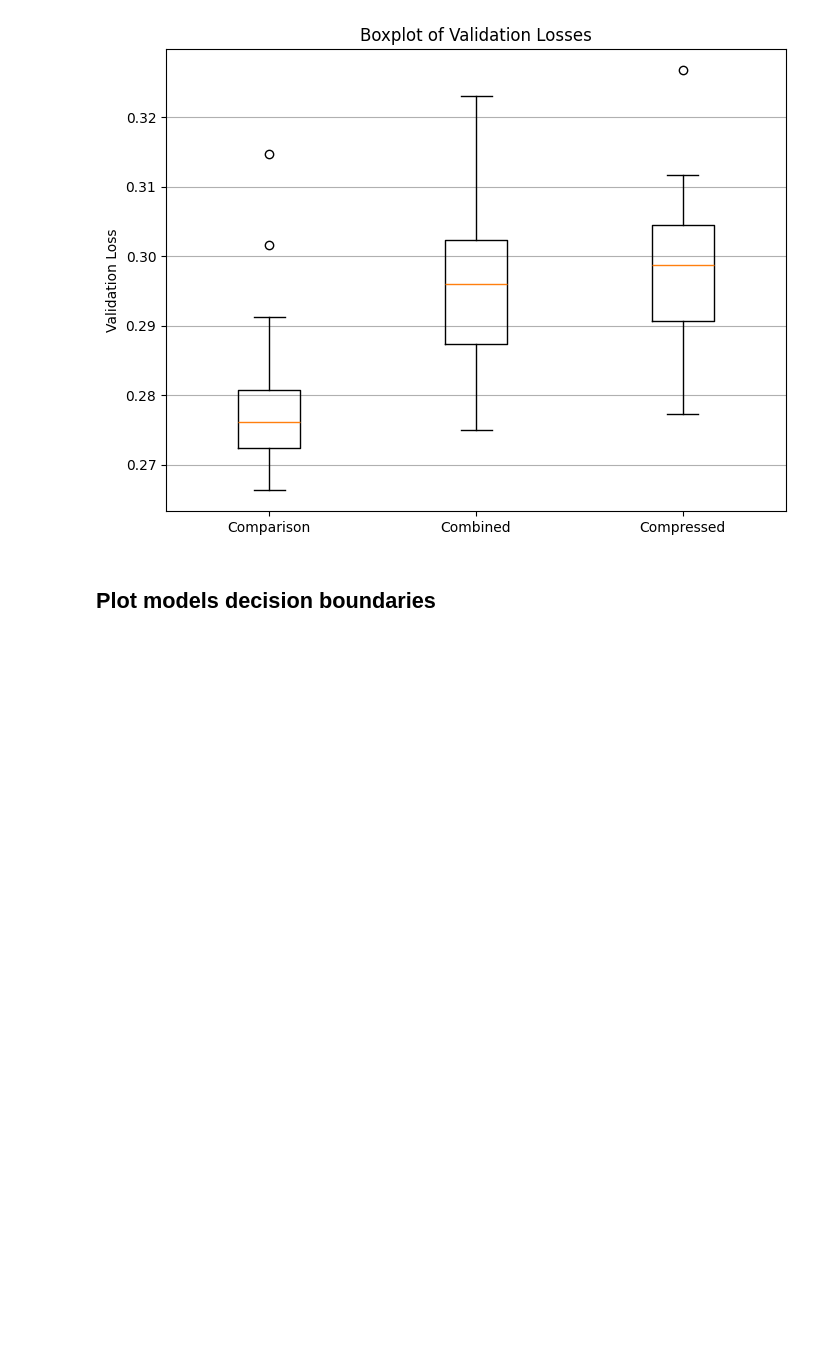
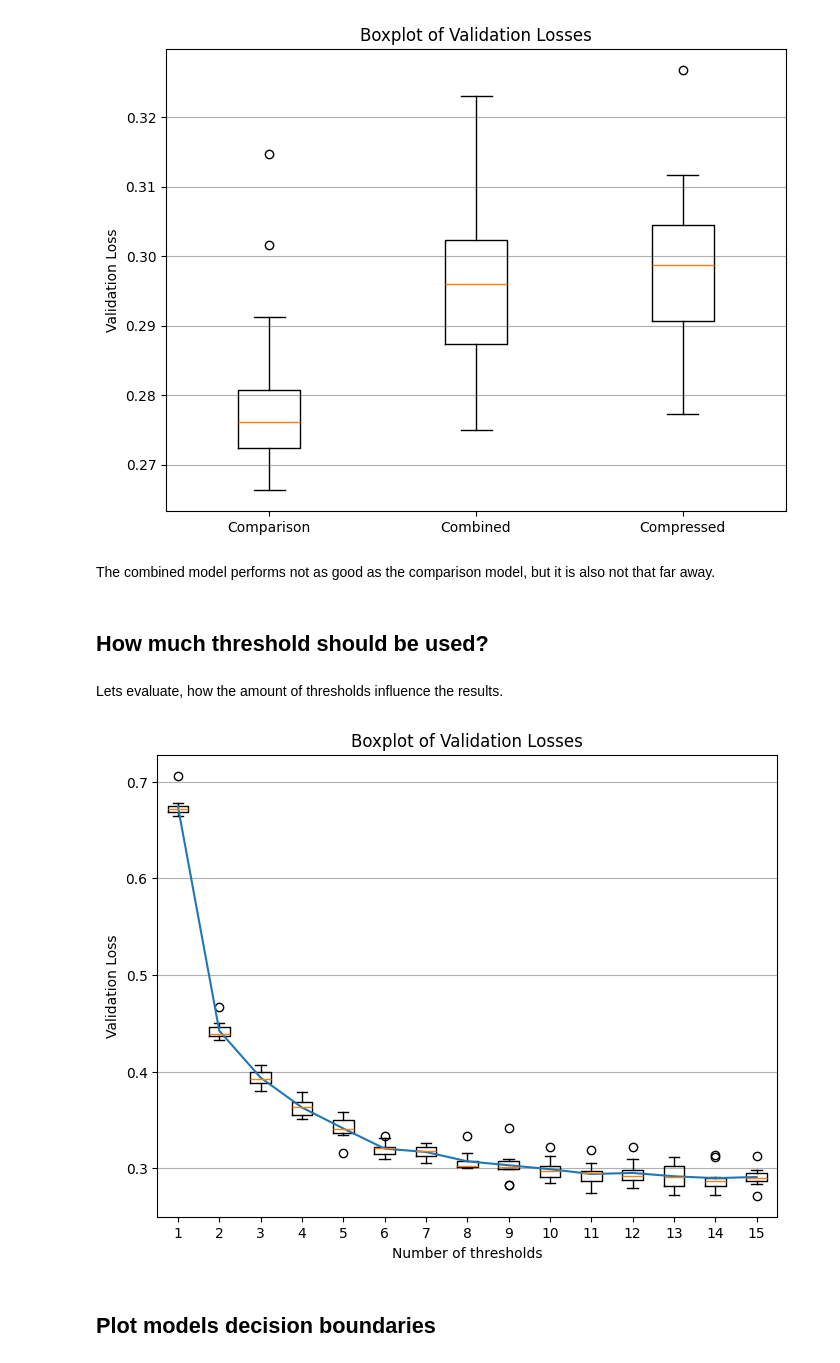
Before and after one commit to kschr40/FeatureCompression, a Jupyter notebook: CompressedFeature.ipynb, the cells around one changed output. Cells and saved outputs as stored; diff of their text form; code cells hidden in the pictures; blank space fills up the shorter version.

```diff
--- a/CompressedFeature.ipynb
+++ b/CompressedFeature.ipynb
@@ -197,3 +315,5 @@ a_init = torch.quantile(X_train_tensor, quantiles_tensor, dim = 0).T.flatten()
+# %%
+a_init, a_index = initialize_a(8, 8, X_train_tensor)
 # %%
 compressed_model = CompressedModel(a_init, a_index)
 linear_model = MLP_small(in_features = 64,
@@ -327,7 +404,7 @@ for f in tqdm(range(20)):
     n_epochs=40
     optimizer = torch.optim.Adam(linear_comparison_model.parameters(), lr=0.003)
     criterion = nn.MSELoss()
-    val_loss_current = train_comparison(linear_comparison_model, train_loader, test_loader, optimizer, criterion, n_epochs, print_result=False)
+    val_loss_current = train_comparison(linear_comparison_model, train_loader, test_loader, optimizer, criterion, n_epochs, print_result=False, device = device)
     val_losses_comparison.append(val_loss_current)
 # %%
 val_losses_combined = []
@@ -343,9 +420,9 @@ for f in tqdm(range(20)):
     n_epochs=40
     optimizer = torch.optim.Adam(combined_model.parameters(), lr=0.003)
     criterion = nn.MSELoss()
-    val_loss_current = train_combined(combined_model, train_loader, test_loader, optimizer, criterion, n_epochs, print_result=False)
+    val_loss_current = train_combined(combined_model, train_loader, test_loader, optimizer, criterion, n_epochs, print_result=False, device =device)
     val_losses_combined.append(val_loss_current)
-    val_loss_current = eval_val(combined_model, test_loader, eval = True)
+    val_loss_current = eval_val(combined_model, test_loader, eval = True, device = device)
     val_losses_compressed.append(val_loss_current)
 # %%
 plt.figure(figsize=(8, 6))
@@ -356,6 +433,49 @@ plt.grid(axis='y')
 plt.show()
 # %% [output]
 [figure]
+# %% [markdown]
+The combined model performs not as good as the comparison model, but it is also not that far away.
+# %% [markdown]
+## How much threshold should be used?
+# %% [markdown]
+Lets evaluate, how the amount of thresholds influence the results.
+# %%
+min_thresholds = 1
+max_thresholds = 15
+num_features = 8
+n_epochs = 20
+n_runs_per_threshold = 10
+val_losses = np.zeros((max_thresholds-min_thresholds+1, n_runs_per_threshold))
+val_losses_compressed = np.zeros((max_thresholds-min_thresholds+1, n_runs_per_threshold))
+device = 'cpu'
+
+for num_thresholds in tqdm(range(min_thresholds,max_thresholds+1)):
+    a_init, a_index = initialize_a(num_features, num_thresholds, X_train_tensor)
+    for run in range(n_runs_per_threshold):
+        compressed_model = CompressedModel(a_init, a_index)
+        linear_model = MLP_small(in_features = num_thresholds*num_features,
+                                out_features = 1,
+                                hidden_features = 64,
+                                num_layers = 2)
+        combined_model = CombinedModel(compressed_model, linear_model)
+        combined_model.to(device);
+        optimizer = torch.optim.Adam(combined_model.parameters(), lr=0.003)
+        criterion = nn.MSELoss()
+        val_loss_current = train_combined(combined_model, train_loader, test_loader, optimizer, criterion, n_epochs, print_result=False, device= device)
+        val_losses[num_thresholds-min_thresholds, run] = val_loss_current
+        val_loss_current = eval_val(combined_model, test_loader, eval = True, device = device)
+        val_losses_compressed[num_thresholds-min_thresholds, run] = val_loss_current
+# %%
+plt.figure(figsize=(8, 6))
+plt.boxplot(val_losses.T, tick_labels=range(min_thresholds, max_thresholds + 1))
+plt.plot(range(min_thresholds, max_thresholds+1), np.mean(val_losses, axis=1))
+plt.xlabel('Number of thresholds')
+plt.ylabel('Validation Loss')
+plt.title('Boxplot of Validation Losses')
+plt.grid(axis='y')
+plt.show()
+# %% [output]
+[figure, added]
 # %% [markdown]
 ## Plot models decision boundaries
 # %%
```
Also changed, not shown: parts of 70 cells of this notebook.
